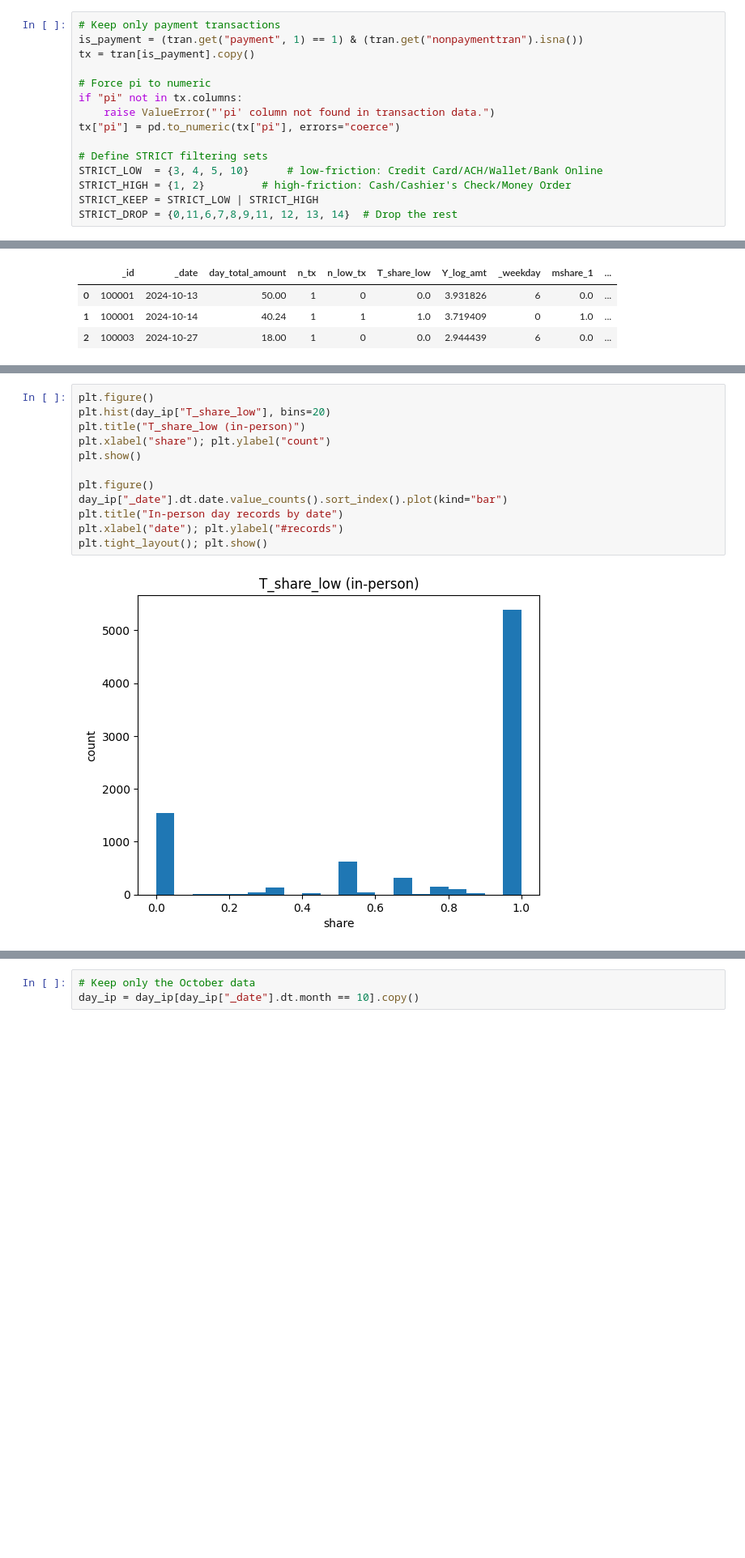
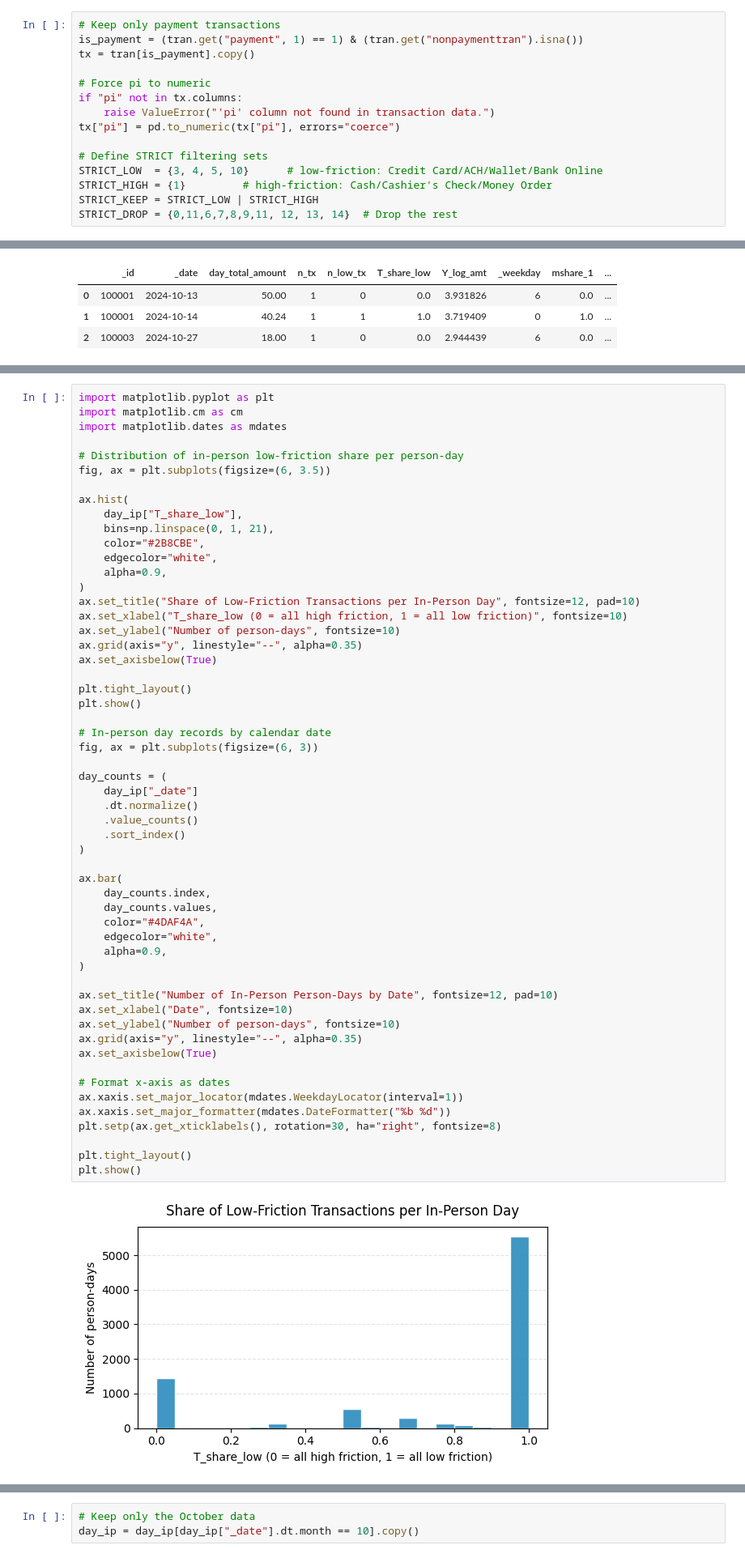
Before and after one commit to JerroldH/dcpc-friction-dml, a Jupyter notebook: notebooks/02_build_inperson_day.ipynb, the cells around one changed output, grey strips where cells are left out. Shown at 81% size. Saved outputs shown, nothing was run; the diff lists cells and outputs as text; blank space fills up the shorter version.

```diff
--- a/notebooks/02_build_inperson_day.ipynb
+++ b/notebooks/02_build_inperson_day.ipynb
@@ -132,7 +203,7 @@ tx["pi"] = pd.to_numeric(tx["pi"], errors="coerce")
 
 # Define STRICT filtering sets
 STRICT_LOW  = {3, 4, 5, 10}      # low-friction: Credit Card/ACH/Wallet/Bank Online
-STRICT_HIGH = {1, 2}         # high-friction: Cash/Cashier's Check/Money Order
+STRICT_HIGH = {1}         # high-friction: Cash/Cashier's Check/Money Order
 STRICT_KEEP = STRICT_LOW | STRICT_HIGH
 STRICT_DROP = {0,11,6,7,8,9,11, 12, 13, 14}  # Drop the rest
 # %%
@@ -368,14 +438,57 @@ day_ip.shape, day_ip[["T_share_low","T_share_low_trim","Y_log_amt","w_day"]].des
 # %%
-plt.figure()
-plt.hist(day_ip["T_share_low"], bins=20)
-plt.title("T_share_low (in-person)")
-plt.xlabel("share"); plt.ylabel("count")
+import matplotlib.pyplot as plt
+import matplotlib.cm as cm
+import matplotlib.dates as mdates
+
+# Distribution of in-person low-friction share per person-day
+fig, ax = plt.subplots(figsize=(6, 3.5))
+
+ax.hist(
+    day_ip["T_share_low"],
+    bins=np.linspace(0, 1, 21),
+    color="#2B8CBE",
+    edgecolor="white",
+    alpha=0.9,
+)
+ax.set_title("Share of Low-Friction Transactions per In-Person Day", fontsize=12, pad=10)
+ax.set_xlabel("T_share_low (0 = all high friction, 1 = all low friction)", fontsize=10)
+ax.set_ylabel("Number of person-days", fontsize=10)
+ax.grid(axis="y", linestyle="--", alpha=0.35)
+ax.set_axisbelow(True)
+
+plt.tight_layout()
 plt.show()
 
-plt.figure()
-day_ip["_date"].dt.date.value_counts().sort_index().plot(kind="bar")
-plt.title("In-person day records by date")
-plt.xlabel("date"); plt.ylabel("#records")
-plt.tight_layout(); plt.show()
+# In-person day records by calendar date
+fig, ax = plt.subplots(figsize=(6, 3))
+
+day_counts = (
+    day_ip["_date"]
+    .dt.normalize()
+    .value_counts()
+    .sort_index()
+)
+
+ax.bar(
+    day_counts.index,
+    day_counts.values,
+    color="#4DAF4A",
+    edgecolor="white",
+    alpha=0.9,
+)
+
+ax.set_title("Number of In-Person Person-Days by Date", fontsize=12, pad=10)
+ax.set_xlabel("Date", fontsize=10)
+ax.set_ylabel("Number of person-days", fontsize=10)
+ax.grid(axis="y", linestyle="--", alpha=0.35)
+ax.set_axisbelow(True)
+
+# Format x-axis as dates
+ax.xaxis.set_major_locator(mdates.WeekdayLocator(interval=1))
+ax.xaxis.set_major_formatter(mdates.DateFormatter("%b %d"))
+plt.setp(ax.get_xticklabels(), rotation=30, ha="right", fontsize=8)
+
+plt.tight_layout()
+plt.show()
 # %% [output]
-[figure, old version]
+[figure, new version]
```
Also changed, not shown: parts of 10 cells of this notebook, 4 other files.
